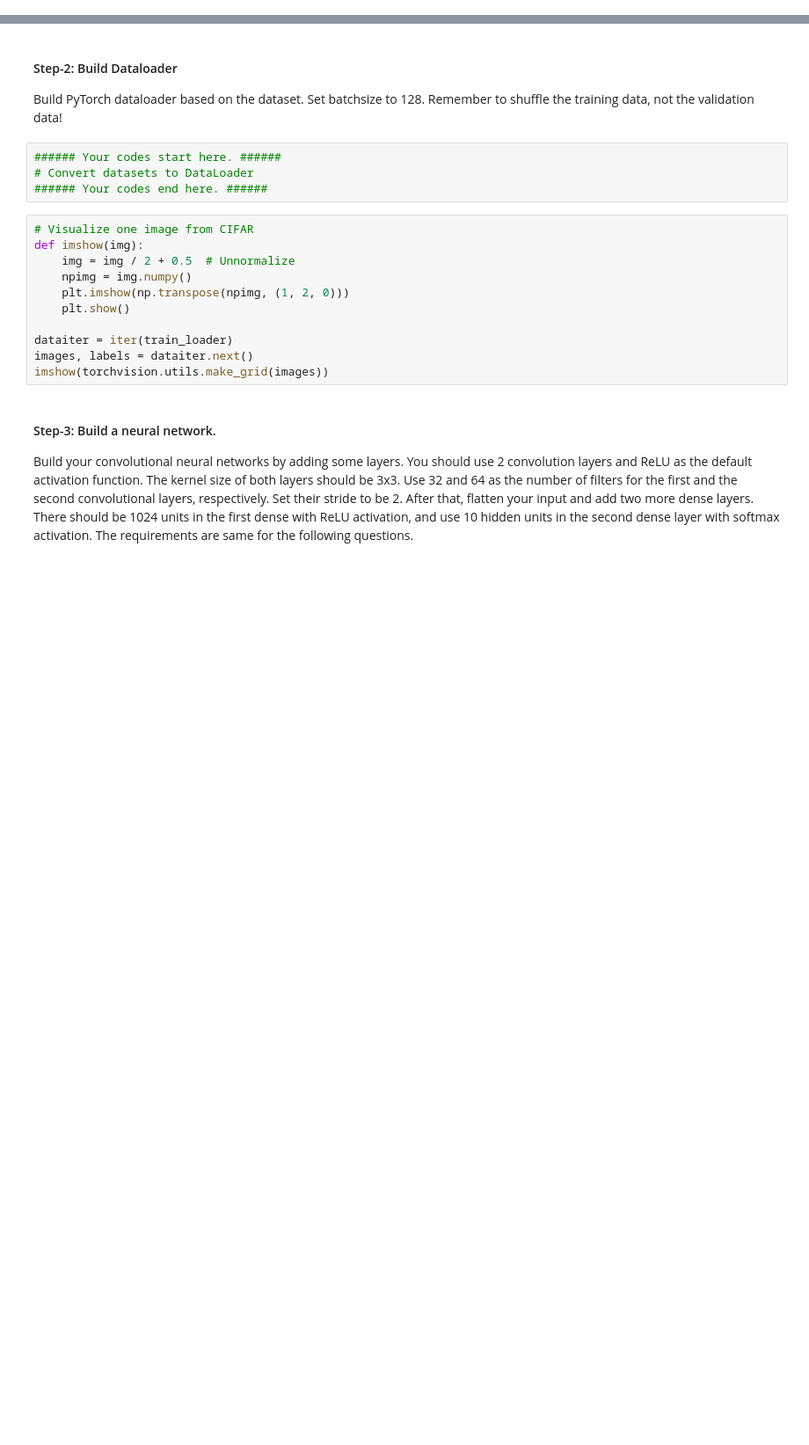
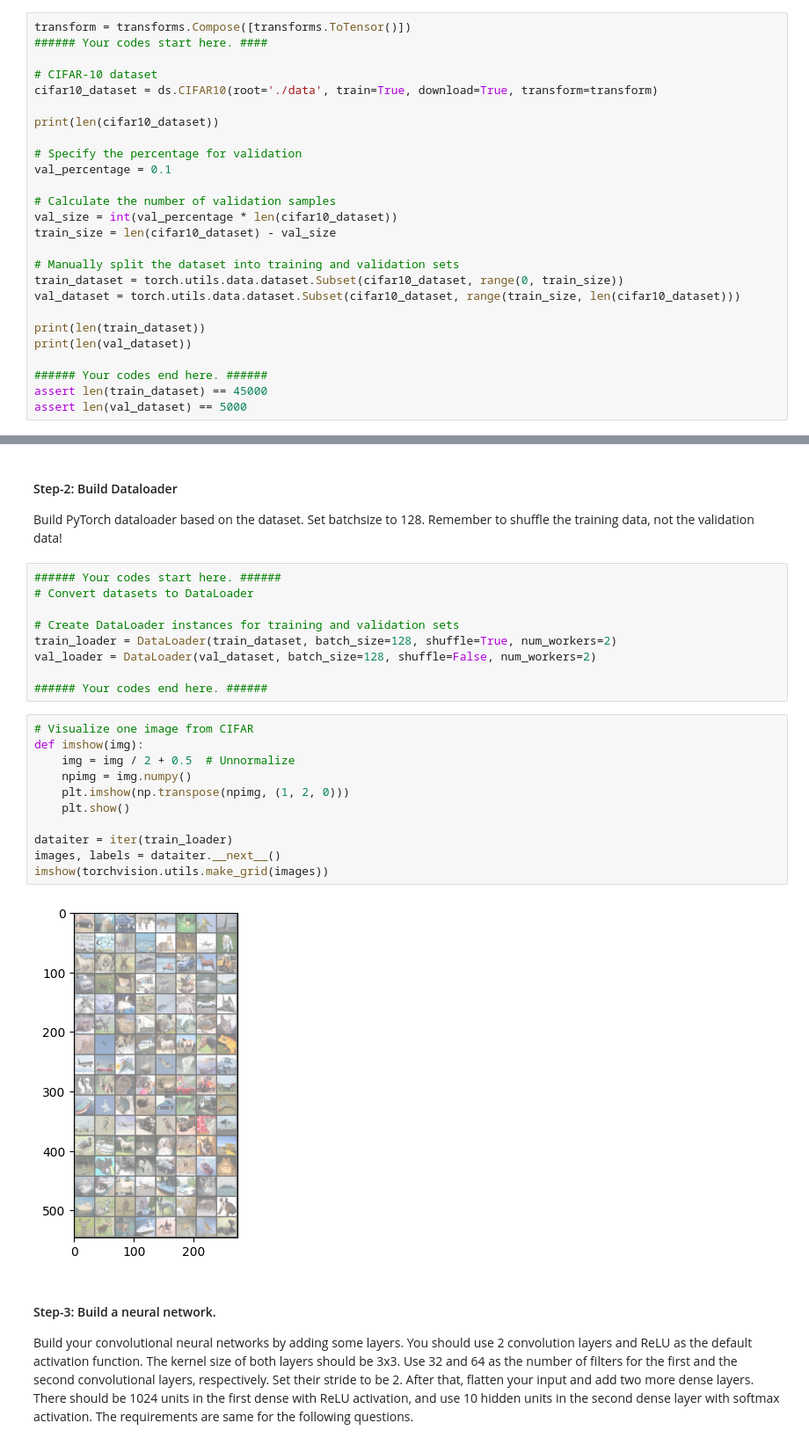
Before and after one commit to aneangel/CSE144_Assignments, a Jupyter notebook: CSE144_HW3.ipynb, the cells around one changed output, grey strips where cells are left out. Shown at 88% size. Cells and saved outputs as stored; diff of their text form; blank space fills up the shorter version.

```diff
--- a/CSE144_HW3.ipynb
+++ b/CSE144_HW3.ipynb
@@ -44,0 +43,26 @@ assert len(val_dataset) == 5000
+# %%
+transform = transforms.Compose([transforms.ToTensor()])
+###### Your codes start here. ####
+
+# CIFAR-10 dataset
+cifar10_dataset = ds.CIFAR10(root='./data', train=True, download=True, transform=transform)
+
+print(len(cifar10_dataset))
+
+# Specify the percentage for validation
+val_percentage = 0.1
+
+# Calculate the number of validation samples
+val_size = int(val_percentage * len(cifar10_dataset))
+train_size = len(cifar10_dataset) - val_size
+
+# Manually split the dataset into training and validation sets
+train_dataset = torch.utils.data.dataset.Subset(cifar10_dataset, range(0, train_size))
+val_dataset = torch.utils.data.dataset.Subset(cifar10_dataset, range(train_size, len(cifar10_dataset)))
+
+print(len(train_dataset))
+print(len(val_dataset))
+
+###### Your codes end here. ######
+assert len(train_dataset) == 45000
+assert len(val_dataset) == 5000
@@ -48,18 +77,25 @@ Build PyTorch dataloader based on the dataset. Set batchsize to 128. Remember to
 # %%
 ###### Your codes start here. ######
 # Convert datasets to DataLoader
+
+# Create DataLoader instances for training and validation sets
+train_loader = DataLoader(train_dataset, batch_size=128, shuffle=True, num_workers=2)
+val_loader = DataLoader(val_dataset, batch_size=128, shuffle=False, num_workers=2)
+
 ###### Your codes end here. ######
 # %%
 # Visualize one image from CIFAR
 def imshow(img):
     img = img / 2 + 0.5  # Unnormalize
     npimg = img.numpy()
     plt.imshow(np.transpose(npimg, (1, 2, 0)))
     plt.show()
 
 dataiter = iter(train_loader)
-images, labels = dataiter.next()
+images, labels = dataiter.__next__()
 imshow(torchvision.utils.make_grid(images))
+# %% [output]
+[figure, added]
 # %% [markdown]
 #### Step-3: Build a neural network.
 Build your convolutional neural networks by adding some layers. You should use 2 convolution layers and ReLU as the default activation function. The kernel size of both layers should be 3x3. Use 32 and 64 as the number of filters for the first and the second convolutional layers, respectively. Set their stride to be 2. After that, flatten your input and add two more dense layers. There should be 1024 units in the first dense with ReLU activation, and use 10 hidden units in the second dense layer with softmax activation. The requirements are same for the following questions.
```
Also changed, not shown: parts of 3 cells of this notebook.
